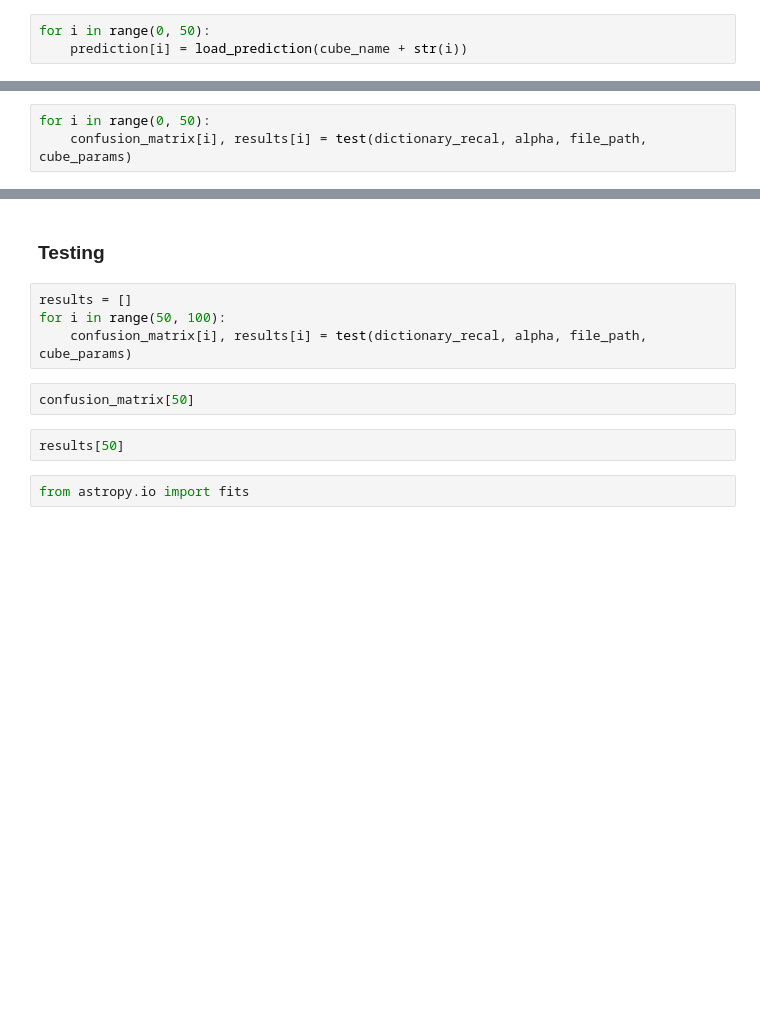
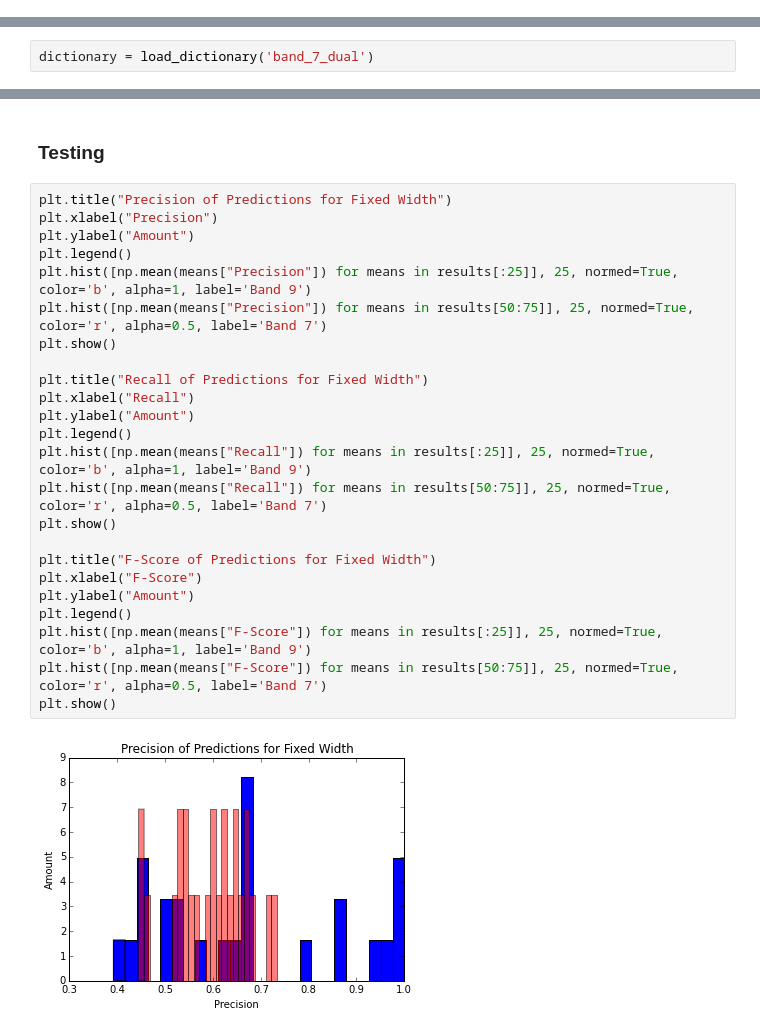
Before and after one commit to aariveros/Tesis-aariveros, a Jupyter notebook: Tesis-aariveros.ipynb, the cells around one changed output, grey strips where cells are left out. Drawn from its saved outputs; the diff is of its cells as text; blank space fills up the shorter version.

```diff
--- a/Tesis-aariveros.ipynb
+++ b/Tesis-aariveros.ipynb
@@ -145,3 +115,0 @@ for i in range(0, 50):
-# %%
-for i in range(0, 50):
-    prediction[i] = load_prediction(cube_name + str(i))
@@ -150,6 +116,3 @@ for i in range(0, 50):
 # %%
 confusion_matrix = []
 results = []
-# %%
-for i in range(0, 50):
-    confusion_matrix[i], results[i] = test(dictionary_recal, alpha, file_path, cube_params)
@@ -220,2 +228,4 @@ save_dictionary(dictionary, 'band_7')
 # %%
 dictionary = load_dictionary('band_7')
+# %%
+dictionary = load_dictionary('band_7_dual')
@@ -255,12 +274,28 @@ for i in range(50, 100):
 # %% [markdown]
 ### Testing
-# %%
-results = []
-for i in range(50, 100):
-    confusion_matrix[i], results[i] = test(dictionary_recal, alpha, file_path, cube_params)
-# %%
-confusion_matrix[50]
-# %%
-results[50]
-# %%
-from astropy.io import fits
+# %%
+plt.title("Precision of Predictions for Fixed Width")
+plt.xlabel("Precision")
+plt.ylabel("Amount")
+plt.legend()
+plt.hist([np.mean(means["Precision"]) for means in results[:25]], 25, normed=True, color='b', alpha=1, label='Band 9')
+plt.hist([np.mean(means["Precision"]) for means in results[50:75]], 25, normed=True, color='r', alpha=0.5, label='Band 7')
+plt.show()
+
+plt.title("Recall of Predictions for Fixed Width")
+plt.xlabel("Recall")
+plt.ylabel("Amount")
+plt.legend()
+plt.hist([np.mean(means["Recall"]) for means in results[:25]], 25, normed=True, color='b', alpha=1, label='Band 9')
+plt.hist([np.mean(means["Recall"]) for means in results[50:75]], 25, normed=True, color='r', alpha=0.5, label='Band 7')
+plt.show()
+
+plt.title("F-Score of Predictions for Fixed Width")
+plt.xlabel("F-Score")
+plt.ylabel("Amount")
+plt.legend()
+plt.hist([np.mean(means["F-Score"]) for means in results[:25]], 25, normed=True, color='b', alpha=1, label='Band 9')
+plt.hist([np.mean(means["F-Score"]) for means in results[50:75]], 25, normed=True, color='r', alpha=0.5, label='Band 7')
+plt.show()
+# %% [output]
+[figure, added]
```
Also changed, not shown: parts of 21 cells of this notebook, 13 other files.
